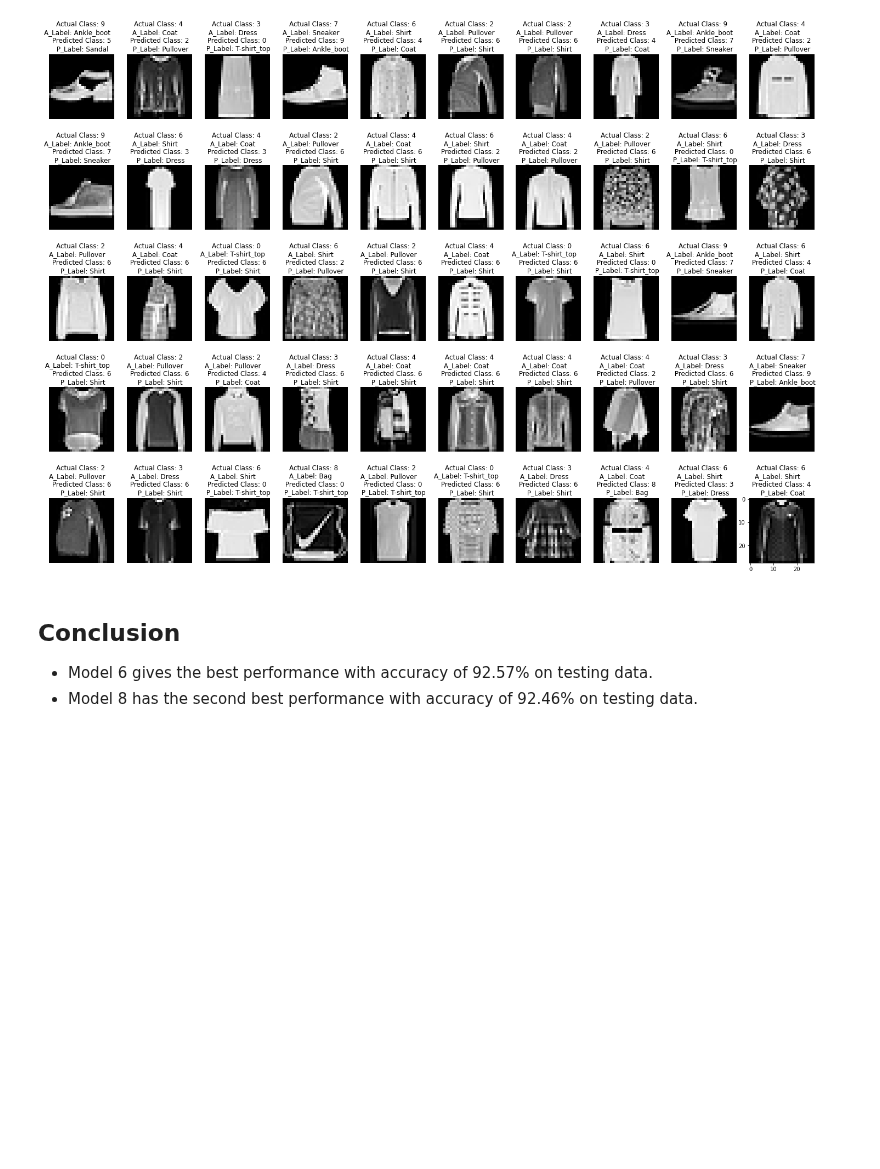
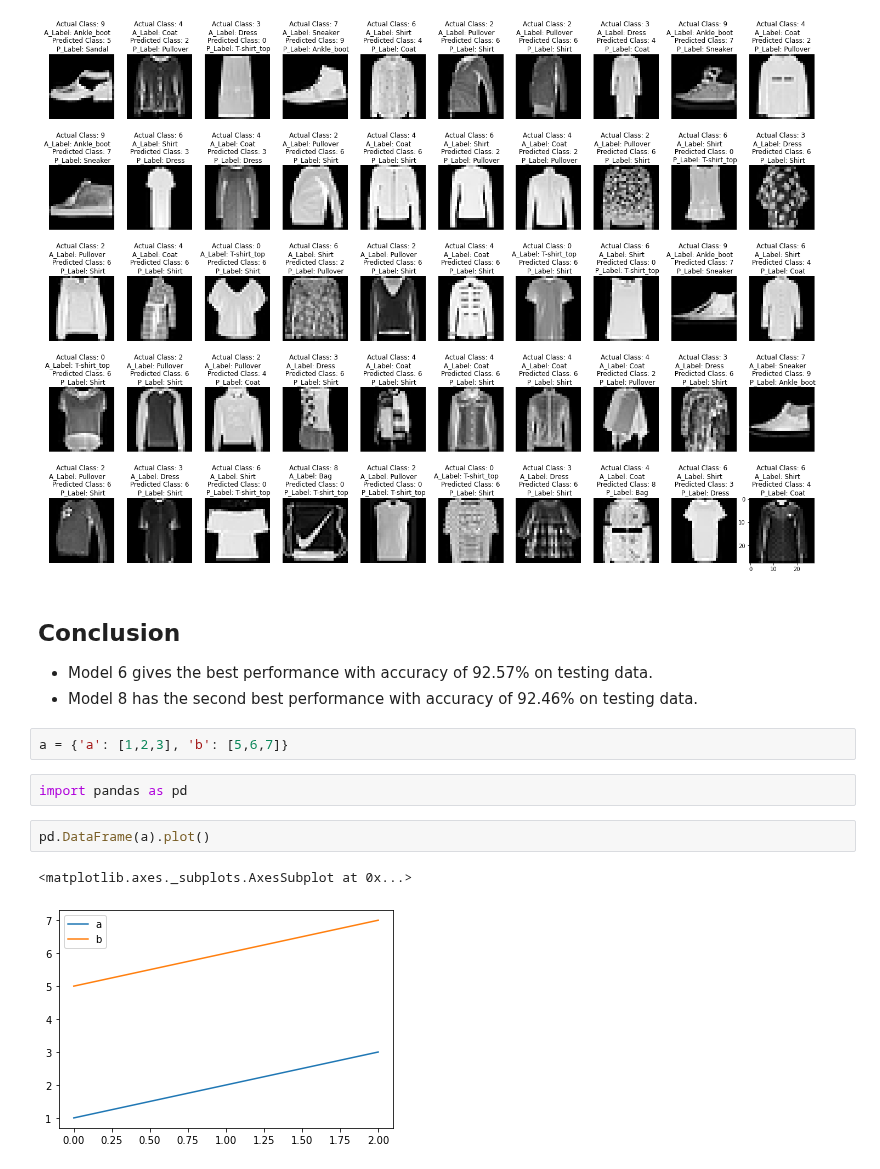
Before and after one commit to yeshesmeka/fashion-mnist, a Jupyter notebook: fashion_mnist.ipynb, the cells around one changed output. Saved outputs shown, nothing was run; the diff lists cells and outputs as text; blank space fills up the shorter version.

```diff
--- a/fashion_mnist.ipynb
+++ b/fashion_mnist.ipynb
@@ -661,3 +661,12 @@ for i in range(50):
 
 - Model 6 gives the best performance with accuracy of 92.57% on testing data.
 - Model 8 has the second best performance with accuracy of 92.46% on testing data.
+# %%
+a = {'a': [1,2,3], 'b': [5,6,7]}
+# %%
+import pandas as pd
+# %%
+pd.DataFrame(a).plot()
+# %% [output]
+<matplotlib.axes._subplots.AxesSubplot at 0x...>
+[figure, added]
```
Also changed, not shown: 1 other file.
